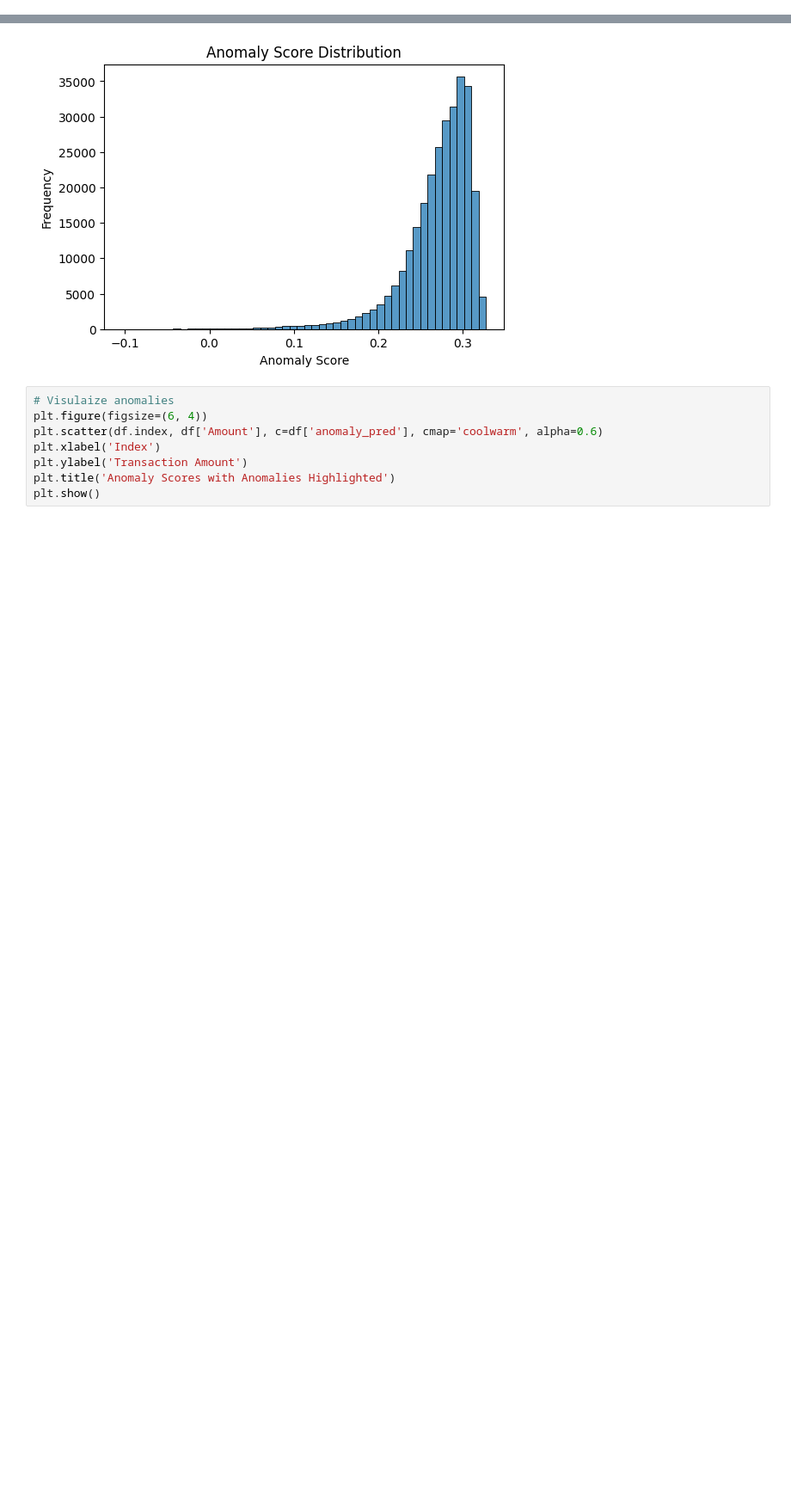
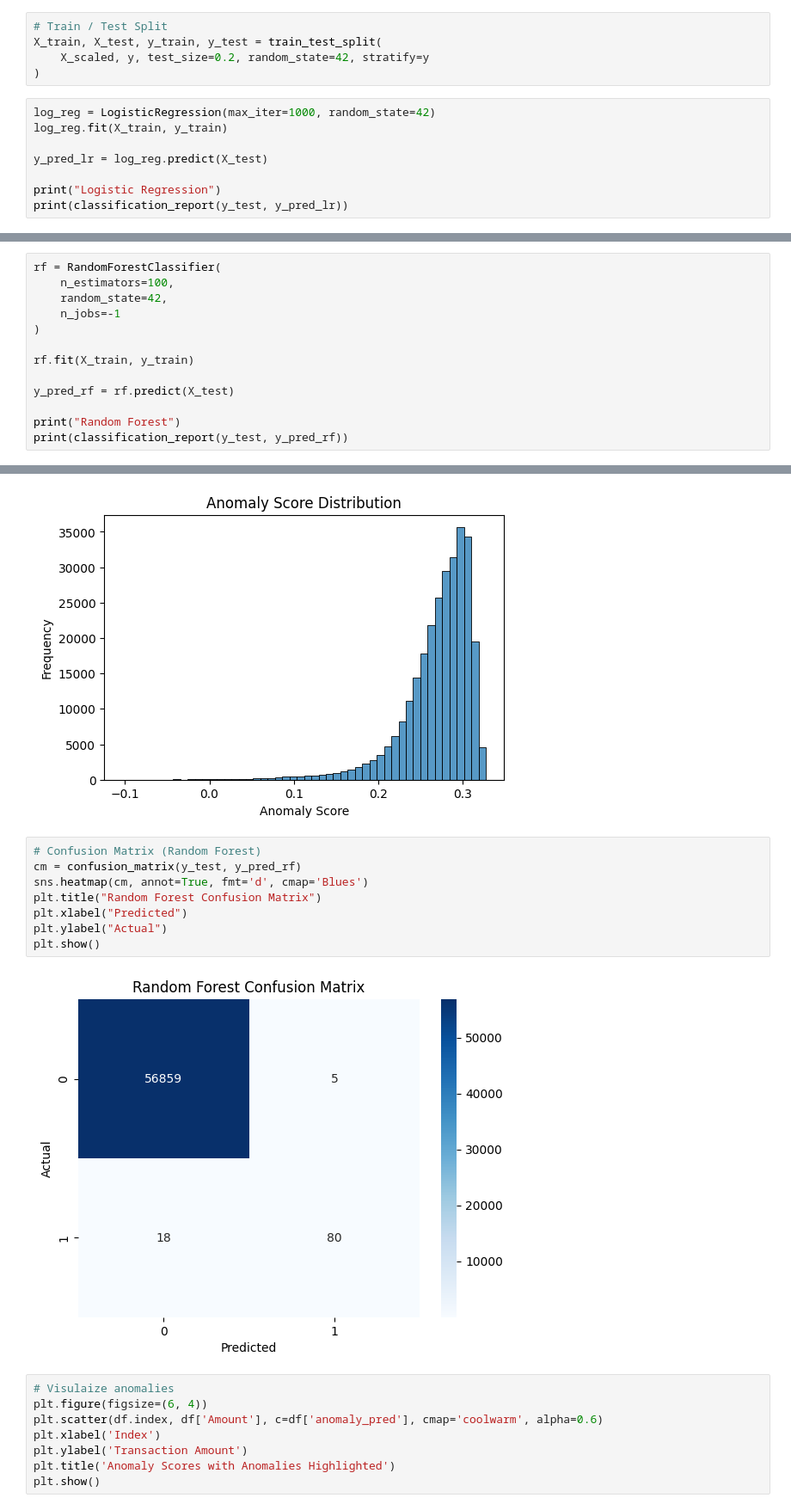
Before and after one commit to Abhijeet-108/Anomaly_Detection, a Jupyter notebook: notebook/anomaly_detection.ipynb, the cells around one changed output, grey strips where cells are left out. Shown at 86% size. Drawn from its saved outputs; the diff is of its cells as text; blank space fills up the shorter version.

```diff
--- a/notebook/anomaly_detection.ipynb
+++ b/notebook/anomaly_detection.ipynb
@@ -140,3 +140,16 @@ y = df['Class']
 
 scaler = StandardScaler()
 X_scaled = scaler.fit_transform(X)
+# %%
+# Train / Test Split
+X_train, X_test, y_train, y_test = train_test_split(
+    X_scaled, y, test_size=0.2, random_state=42, stratify=y
+)
+# %%
+log_reg = LogisticRegression(max_iter=1000, random_state=42)
+log_reg.fit(X_train, y_train)
+
+y_pred_lr = log_reg.predict(X_test)
+
+print("Logistic Regression")
+print(classification_report(y_test, y_pred_lr))
@@ -142,0 +166,13 @@ X_scaled = scaler.fit_transform(X)
+# %%
+rf = RandomForestClassifier(
+    n_estimators=100,
+    random_state=42,
+    n_jobs=-1
+)
+
+rf.fit(X_train, y_train)
+
+y_pred_rf = rf.predict(X_test)
+
+print("Random Forest")
+print(classification_report(y_test, y_pred_rf))
@@ -192,6 +260,16 @@ plt.ylabel('Frequency')
 plt.show()
 # %% [output]
 [figure]
+# %%
+# Confusion Matrix (Random Forest)
+cm = confusion_matrix(y_test, y_pred_rf)
+sns.heatmap(cm, annot=True, fmt='d', cmap='Blues')
+plt.title("Random Forest Confusion Matrix")
+plt.xlabel("Predicted")
+plt.ylabel("Actual")
+plt.show()
+# %% [output]
+[figure, added]
 # %%
 # Visulaize anomalies
 plt.figure(figsize=(6, 4))
```
Also changed, not shown: parts of 4 cells of this notebook, 2 other files.
